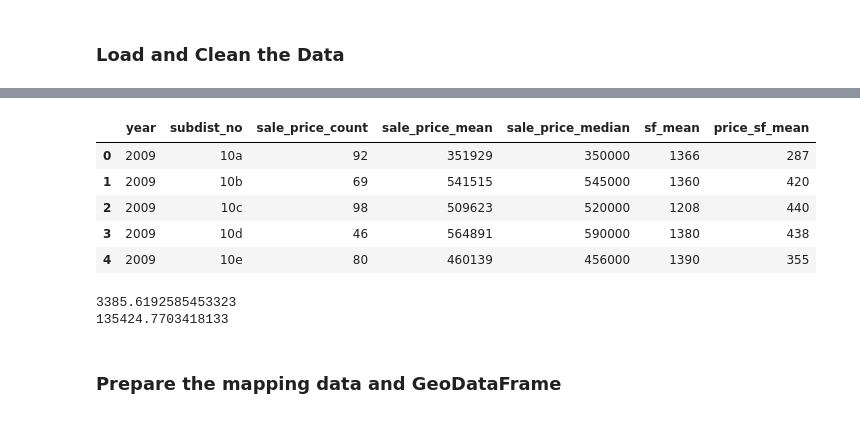
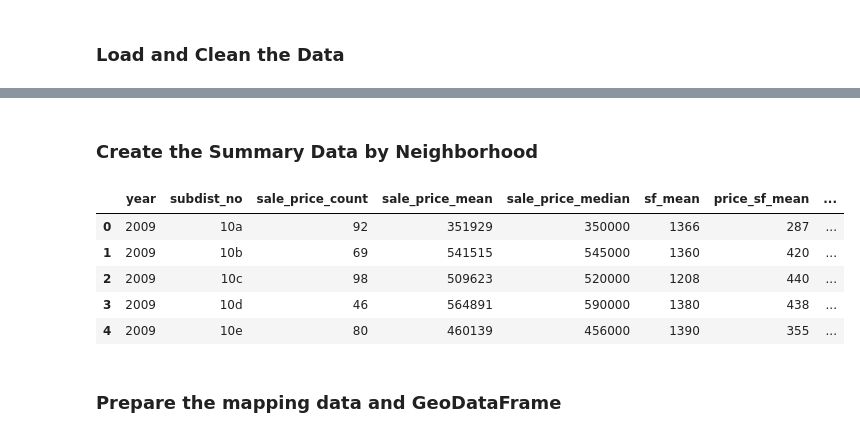
Before and after one commit to Ahdeny/SF_Real_Estate_Project, a Jupyter notebook: SF_Map_Code_Production.ipynb, the cells around one changed output, grey strips where cells are left out. Cells and saved outputs as stored; diff of their text form; code cells hidden in the pictures.

```diff
--- a/SF_Map_Code_Production.ipynb
+++ b/SF_Map_Code_Production.ipynb
@@ -88,68 +88,68 @@ sf_data.head(5)
 | 2 | -122.466700 | 37.754070 | 1829 10th Ave, San Francisco, CA ... | San Francisco | CA | 1829 | 10th | NaN | ... |
 | 3 | -122.466965 | 37.758057 | 1612 10th Ave, San Francisco, CA ... | San Francisco | CA | 1612 | 10th | NaN | ... |
 | 4 | -122.466910 | 37.757130 | 1671 10th Ave, San Francisco, CA ... | San Francisco | CA | 1671 | 10th | NaN | ... |
+# %% [markdown]
+### Create the Summary Data by Neighborhood
 # %%
-# Create summary data by neighborhood
+# Funtion to calculate the monthly housing payment (PITI)
+def minimum_income(median_price):
+    int_rate = .04
+    term = 30
+    down_pmt = .20
+    principal_pmt = median_price * (1 - down_pmt)
+
+    # Calculate insurance and taxes
+    tax_pmt = (median_price * .01) / 12
+    insurance_pmt = (median_price * .0038) / 12
+
+    # monthly rate from annual percentage rate
+    interest_rate = int_rate/(100 * 12)
+
+    # total number of payments
+    payment_num = term * 12
+
+    # calculate monthly mortgage payment
+    mortgage_pmt = principal_pmt * (interest_rate * (math.pow((1 + interest_rate), (payment_num))) /
+                               (math.pow((1 + interest_rate), (payment_num)) - 1))
+    payment = mortgage_pmt + tax_pmt + insurance_pmt
+
+    min_income = (payment / .30) * 12
+
+    return min_income
+
 neighborhood_data = sf_data.groupby(
     ['year', 'subdist_no']
 ).agg(
     {
     'sale_price': ['count', 'mean', 'median'],
     'sf': ['mean'],
     'price_sf': ['mean']
     }
 )
 
 #Reset the index to 1 level to fill in year
 neighborhood_data = neighborhood_data.set_axis(neighborhood_data.columns.map('_'.join), axis=1, inplace=False)
 neighborhood_data = neighborhood_data.reset_index(level=[0,1])
 
-neighborhood_data.head()
-
 # Change data types to integer for price_sf and year
 neighborhood_data = neighborhood_data.astype({'sale_price_mean': 'int'})
 neighborhood_data = neighborhood_data.astype({'sale_price_median': 'int'})
 neighborhood_data = neighborhood_data.astype({'sf_mean': 'int'})
 neighborhood_data = neighborhood_data.astype({'price_sf_mean': 'int'})
 neighborhood_data = neighborhood_data.astype({'year': 'int'})
+
+# Add the monthly income required to by the median house in the neighborhood
+neighborhood_data['min_income'] = neighborhood_data.apply(lambda x: minimum_income(x['sale_price_median']), axis=1)
+neighborhood_data = neighborhood_data.astype({'min_income': 'int'})
+
 neighborhood_data.head()
 # %% [output]
-|  | year | subdist_no | sale_price_count | sale_price_mean | sale_price_median | sf_mean | price_sf_mean |
-| 0 | 2009 | 10a | 92 | 351929 | 350000 | 1366 | 287 |
-| 1 | 2009 | 10b | 69 | 541515 | 545000 | 1360 | 420 |
-| 2 | 2009 | 10c | 98 | 509623 | 520000 | 1208 | 440 |
-| 3 | 2009 | 10d | 46 | 564891 | 590000 | 1380 | 438 |
-| 4 | 2009 | 10e | 80 | 460139 | 456000 | 1390 | 355 |
+|  | year | subdist_no | sale_price_count | sale_price_mean | sale_price_median | sf_mean | price_sf_mean | ... |
+| 0 | 2009 | 10a | 92 | 351929 | 350000 | 1366 | 287 | ... |
+| 1 | 2009 | 10b | 69 | 541515 | 545000 | 1360 | 420 | ... |
+| 2 | 2009 | 10c | 98 | 509623 | 520000 | 1208 | 440 | ... |
+| 3 | 2009 | 10d | 46 | 564891 | 590000 | 1380 | 438 | ... |
+| 4 | 2009 | 10e | 80 | 460139 | 456000 | 1390 | 355 | ... |
-# %%
-
-def monthly_payment(median_price):
-    int_rate = .04
-    term = 30
-    down_pmt = .20
-    principal_pmt = median_price * (1 - down_pmt)
-    mortgage_pmt = calc_mortgage(principal_pmt, int_rate, term)
-    tax_pmt = (median_price * .01) / 12
-    insurance_pmt = (median_price * .0038) / 12
-    # monthly rate from annual percentage rate
-    interest_rate = int_rate/(100 * 12)
-    # total number of payments
-    payment_num = term * 12
-    # calculate monthly mortgage payment
-    mortgage_pmt = principal_pmt * (interest_rate * (math.pow((1 + interest_rate), (payment_num))) /
-                               (math.pow((1 + interest_rate), (payment_num)) - 1))
-    payment = mortgage_pmt + tax_pmt + insurance_pmt
-    return payment
-
-median_price = 1000000
-monthly_payment = monthly_payment(median_price)
-print(monthly_payment)
-
-min_income = (monthly_payment / .30) * 12
-
-print(min_income)
-# %% [output]
-3385.6192585453323
-135424.7703418133
 # %% [markdown]
 ### Prepare the mapping data and GeoDataFrame
 # %%
```
Also changed, not shown: parts of 1 cell of this notebook.
